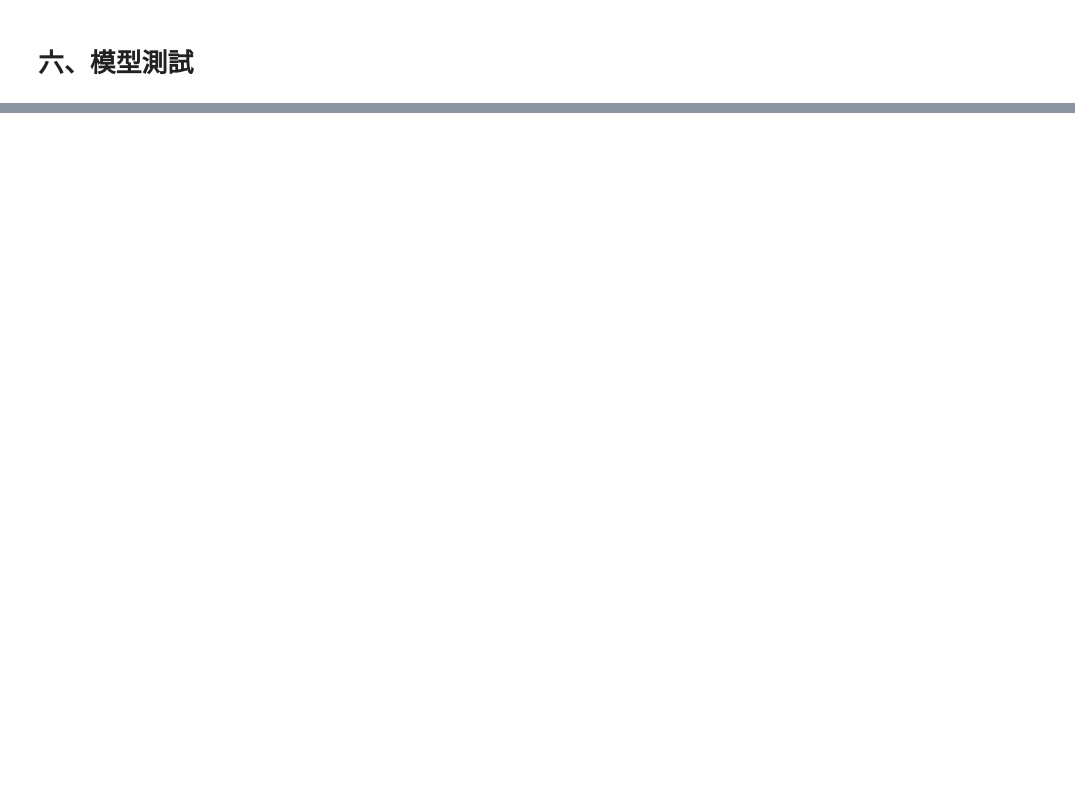
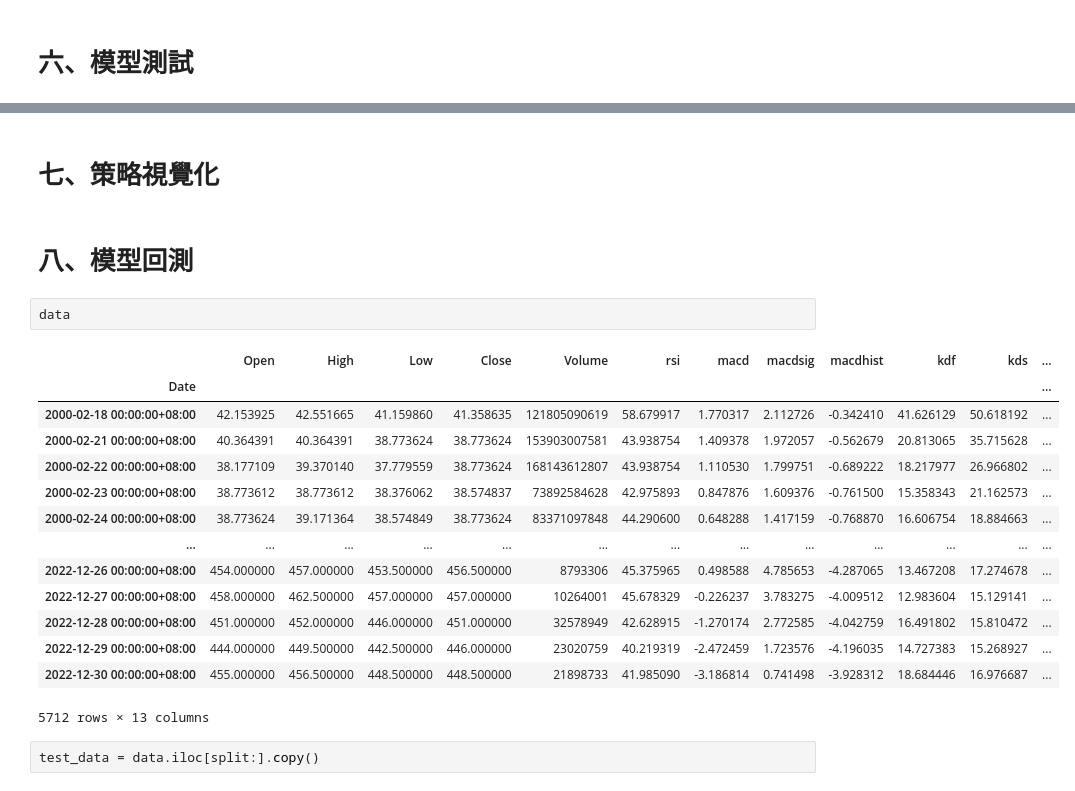
Before and after one commit to henry202-TENG/abricot, a Jupyter notebook: abricot/abr_stockmodel/stockmodel.ipynb, the cells around one changed output, grey strips where cells are left out. Drawn from its saved outputs; the diff is of its cells as text; blank space fills up the shorter version.

```diff
--- a/abricot/abr_stockmodel/stockmodel.ipynb
+++ b/abricot/abr_stockmodel/stockmodel.ipynb
@@ -361,0 +488,23 @@ accuracy: 0.8238039612770081
+# %% [markdown]
+# 七、策略視覺化
+# %% [markdown]
+# 八、模型回測
+# %%
+data
+# %% [output]
+|  | Open | High | Low | Close | Volume | rsi | macd | macdsig | macdhist | kdf | kds | ... |
+| Date |  |  |  |  |  |  |  |  |  |  |  | ... |
+| 2000-02-18 00:00:00+08:00 | 42.153925 | 42.551665 | 41.159860 | 41.358635 | 121805090619 | 58.679917 | 1.770317 | 2.112726 | -0.342410 | 41.626129 | 50.618192 | ... |
+| 2000-02-21 00:00:00+08:00 | 40.364391 | 40.364391 | 38.773624 | 38.773624 | 153903007581 | 43.938754 | 1.409378 | 1.972057 | -0.562679 | 20.813065 | 35.715628 | ... |
+| 2000-02-22 00:00:00+08:00 | 38.177109 | 39.370140 | 37.779559 | 38.773624 | 168143612807 | 43.938754 | 1.110530 | 1.799751 | -0.689222 | 18.217977 | 26.966802 | ... |
+| 2000-02-23 00:00:00+08:00 | 38.773612 | 38.773612 | 38.376062 | 38.574837 | 73892584628 | 42.975893 | 0.847876 | 1.609376 | -0.761500 | 15.358343 | 21.162573 | ... |
+| 2000-02-24 00:00:00+08:00 | 38.773624 | 39.171364 | 38.574849 | 38.773624 | 83371097848 | 44.290600 | 0.648288 | 1.417159 | -0.768870 | 16.606754 | 18.884663 | ... |
+| ... | ... | ... | ... | ... | ... | ... | ... | ... | ... | ... | ... | ... |
+| 2022-12-26 00:00:00+08:00 | 454.000000 | 457.000000 | 453.500000 | 456.500000 | 8793306 | 45.375965 | 0.498588 | 4.785653 | -4.287065 | 13.467208 | 17.274678 | ... |
+| 2022-12-27 00:00:00+08:00 | 458.000000 | 462.500000 | 457.000000 | 457.000000 | 10264001 | 45.678329 | -0.226237 | 3.783275 | -4.009512 | 12.983604 | 15.129141 | ... |
+| 2022-12-28 00:00:00+08:00 | 451.000000 | 452.000000 | 446.000000 | 451.000000 | 32578949 | 42.628915 | -1.270174 | 2.772585 | -4.042759 | 16.491802 | 15.810472 | ... |
+| 2022-12-29 00:00:00+08:00 | 444.000000 | 449.500000 | 442.500000 | 446.000000 | 23020759 | 40.219319 | -2.472459 | 1.723576 | -4.196035 | 14.727383 | 15.268927 | ... |
+| 2022-12-30 00:00:00+08:00 | 455.000000 | 456.500000 | 448.500000 | 448.500000 | 21898733 | 41.985090 | -3.186814 | 0.741498 | -3.928312 | 18.684446 | 16.976687 | ... |
+5712 rows × 13 columns
+# %%
+test_data = data.iloc[split:].copy()
```
Also changed, not shown: parts of 24 cells of this notebook.
